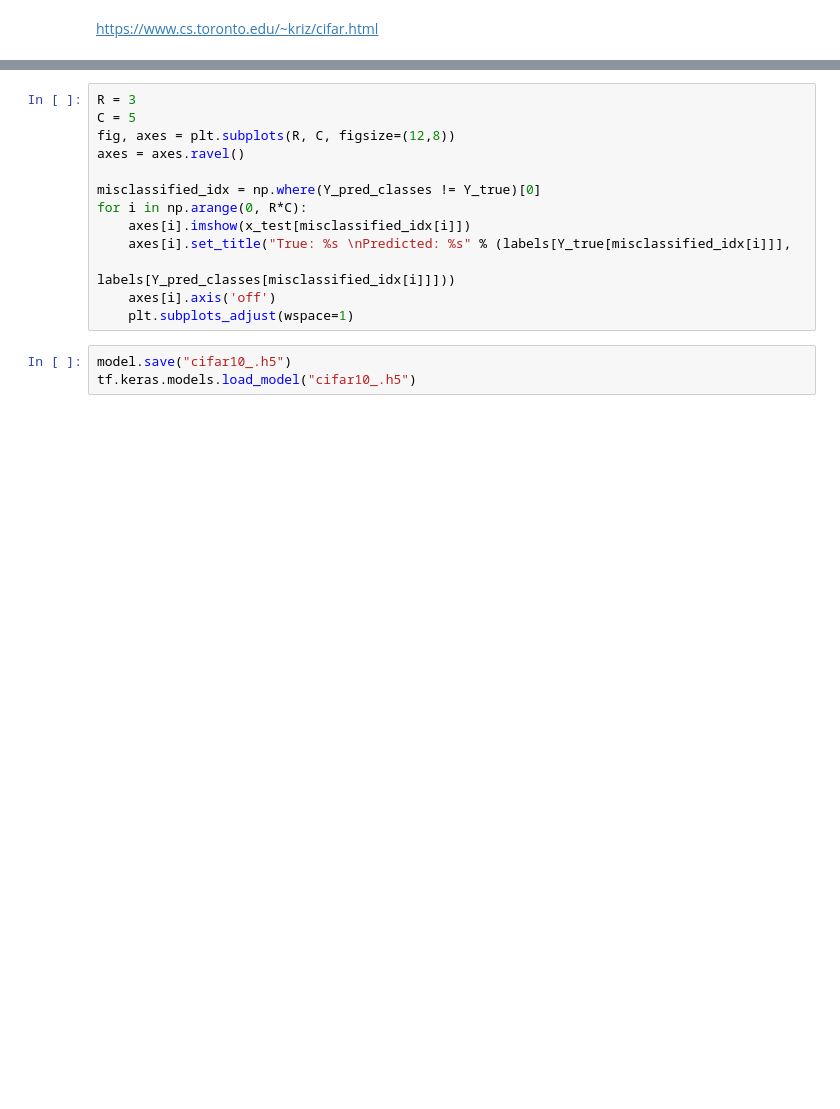
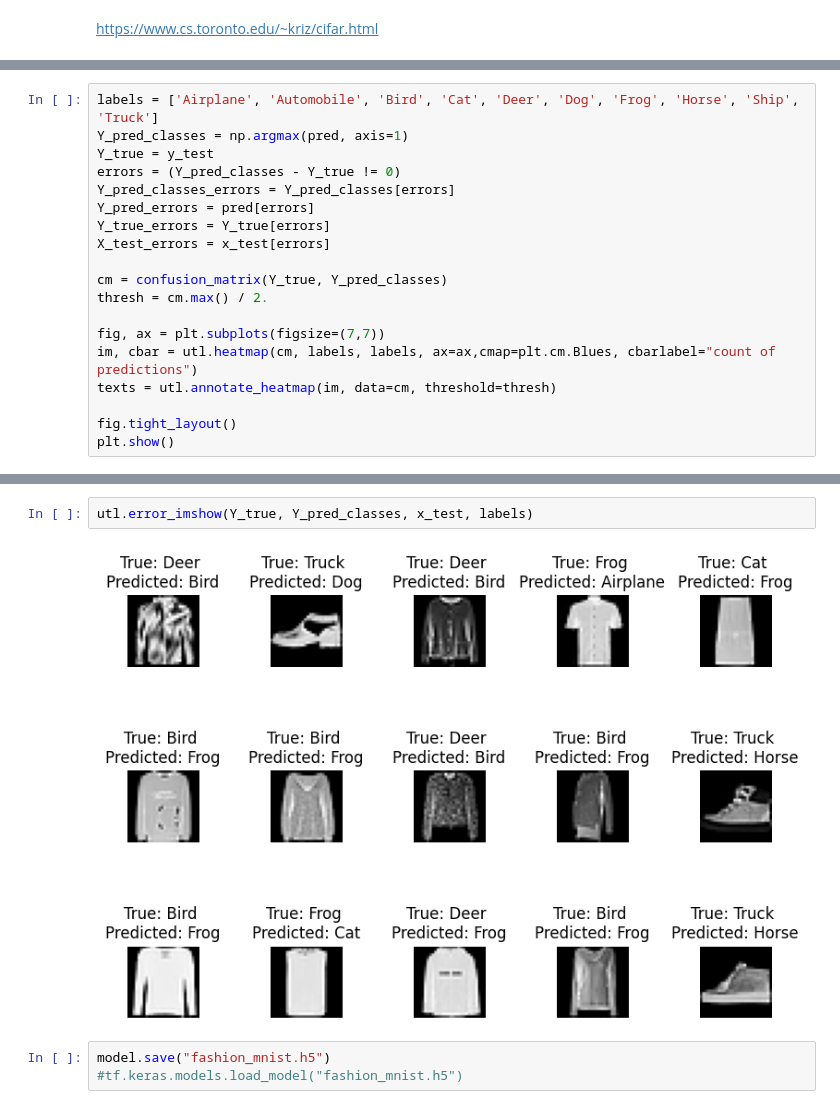
Before and after one commit to meysam-aghili/ANN, a Jupyter notebook: fashion_mnist/fashion_mnist.ipynb, the cells around one changed output, grey strips where cells are left out. Saved outputs shown, nothing was run; the diff lists cells and outputs as text; blank space fills up the shorter version.

```diff
--- a/fashion_mnist/fashion_mnist.ipynb
+++ b/fashion_mnist/fashion_mnist.ipynb
@@ -158,0 +98,19 @@ plt.show()
+# %%
+labels = ['Airplane', 'Automobile', 'Bird', 'Cat', 'Deer', 'Dog', 'Frog', 'Horse', 'Ship', 'Truck']
+Y_pred_classes = np.argmax(pred, axis=1)
+Y_true = y_test
+errors = (Y_pred_classes - Y_true != 0)
+Y_pred_classes_errors = Y_pred_classes[errors]
+Y_pred_errors = pred[errors]
+Y_true_errors = Y_true[errors]
+X_test_errors = x_test[errors]
+
+cm = confusion_matrix(Y_true, Y_pred_classes)
+thresh = cm.max() / 2.
+
+fig, ax = plt.subplots(figsize=(7,7))
+im, cbar = utl.heatmap(cm, labels, labels, ax=ax,cmap=plt.cm.Blues, cbarlabel="count of predictions")
+texts = utl.annotate_heatmap(im, data=cm, threshold=thresh)
+
+fig.tight_layout()
+plt.show()
@@ -161,16 +138,7 @@ print(classification_report(Y_true, Y_pred_classes))
-# %%
-R = 3
-C = 5
-fig, axes = plt.subplots(R, C, figsize=(12,8))
-axes = axes.ravel()
-
-misclassified_idx = np.where(Y_pred_classes != Y_true)[0]
-for i in np.arange(0, R*C):
-    axes[i].imshow(x_test[misclassified_idx[i]])
-    axes[i].set_title("True: %s \nPredicted: %s" % (labels[Y_true[misclassified_idx[i]]],
-                                                  labels[Y_pred_classes[misclassified_idx[i]]]))
-    axes[i].axis('off')
-    plt.subplots_adjust(wspace=1)
+# %%
+utl.error_imshow(Y_true, Y_pred_classes, x_test, labels)
+# %% [output]
+[figure, added]
 # %%
-model.save("cifar10_.h5")
-tf.keras.models.load_model("cifar10_.h5")
+model.save("fashion_mnist.h5")
+#tf.keras.models.load_model("fashion_mnist.h5")
```
Also changed, not shown: parts of 17 cells of this notebook, 17 other files.
